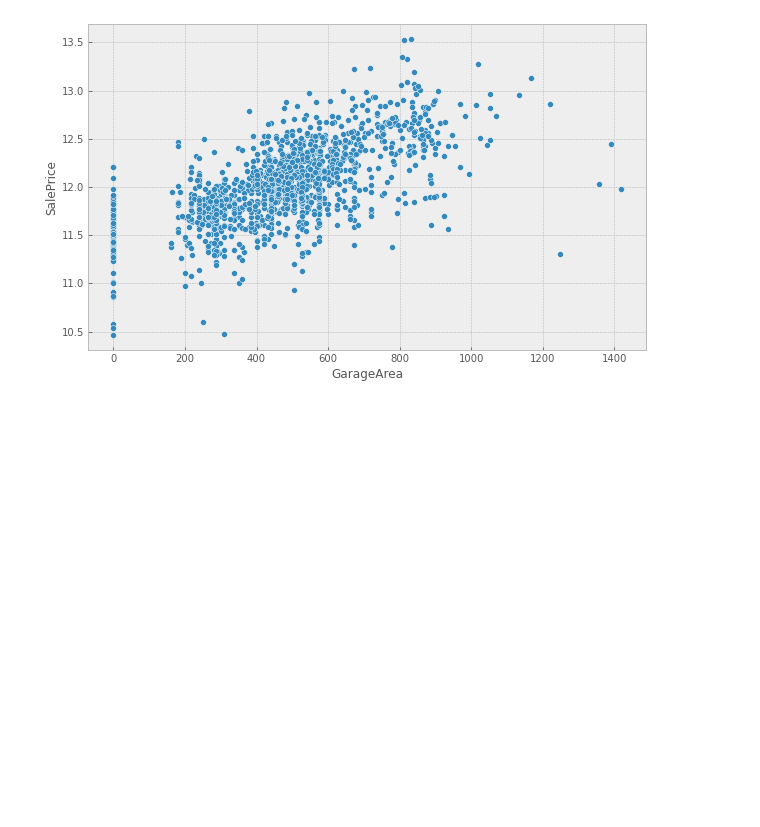
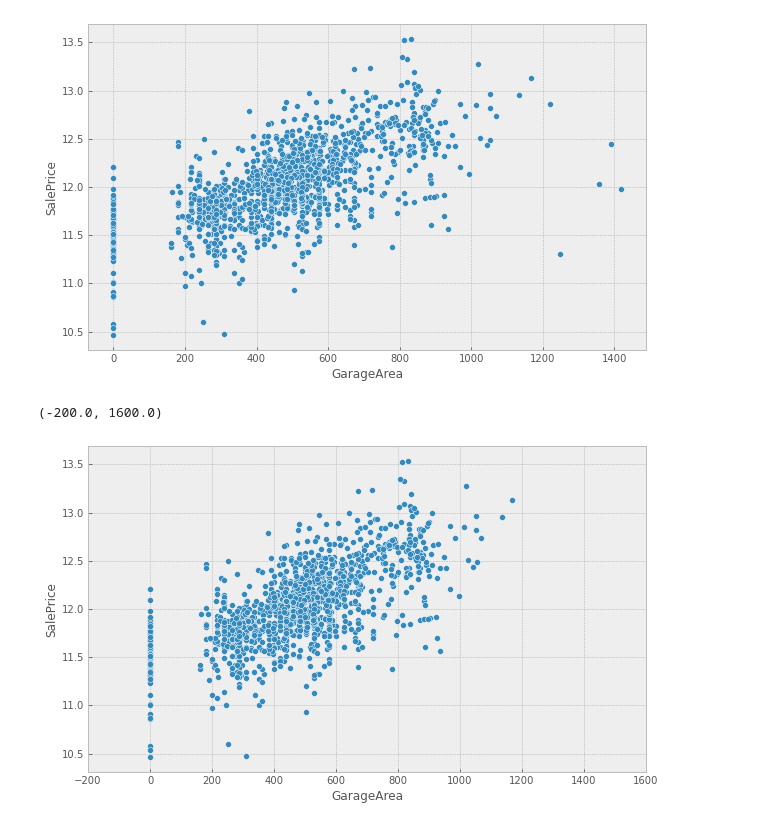
Before and after one commit to FacuCuzziol/HousePricesPrediction, a Jupyter notebook: House-Prices-Regression.ipynb, the cells around one changed output. Cells and saved outputs as stored; diff of their text form; code cells hidden in the pictures; blank space fills up the shorter version.

```diff
--- a/House-Prices-Regression.ipynb
+++ b/House-Prices-Regression.ipynb
@@ -190,8 +191,10 @@ sns.scatterplot(x='GarageArea',y=target,data=train)
 # %%
 # As you might be able to see in the previous plots, there are some outliers. Therefore, we are going to create a new dataframe and remove some of them
 #For example, we could remove the outliers from GarageArea >1200
 train = train[train['GarageArea']<1200]
 #Now we are going to make a scatterplot again to see the differences
 sns.scatterplot(x='GarageArea',y=np.log(train.SalePrice),data=train)
 plt.xlim(-200,1600) #to keep the same scale as before
-plt.
+# %% [output]
+(-200.0, 1600.0)
+[figure, added]
```
Also changed, not shown: parts of 22 cells of this notebook.
